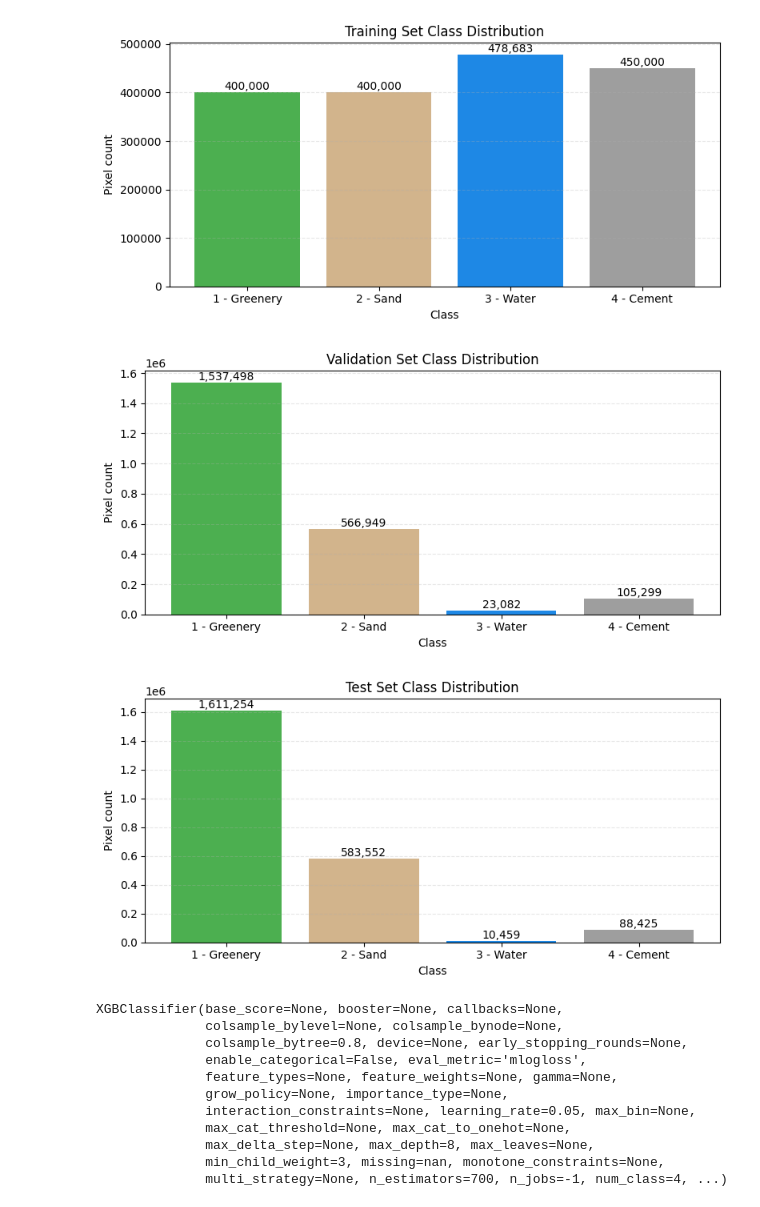
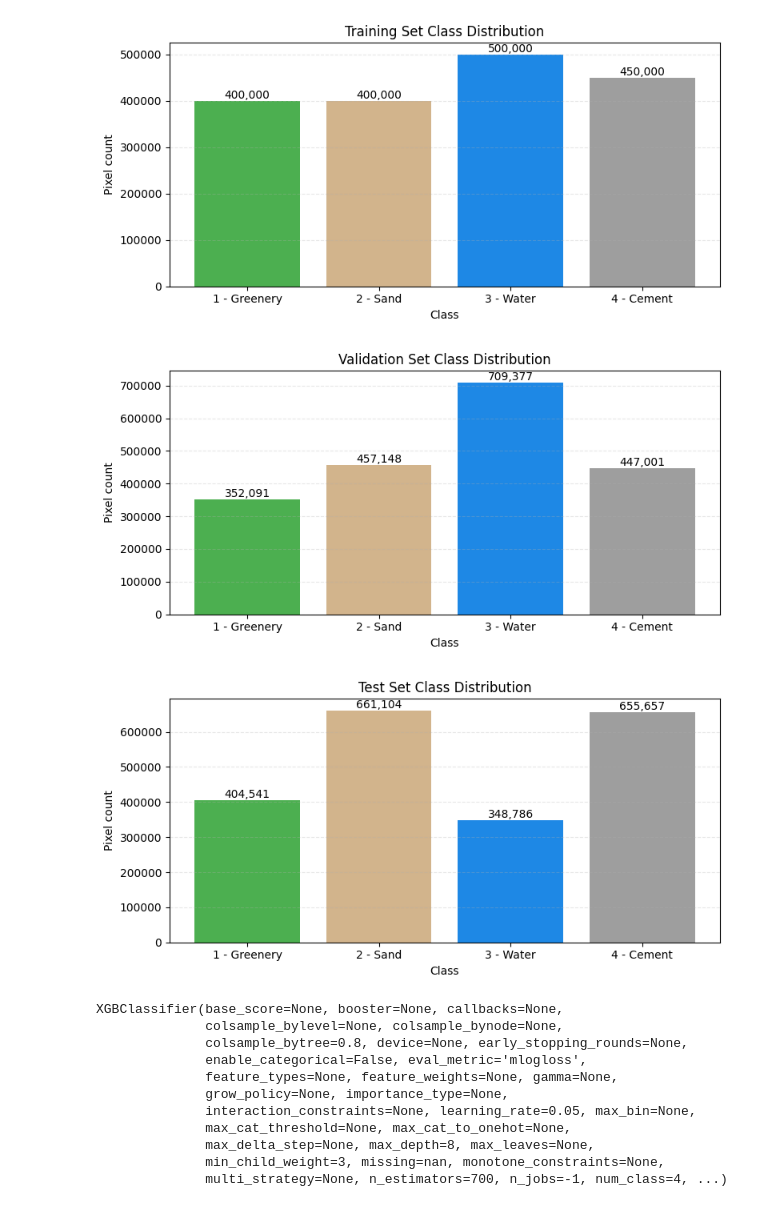
Before and after one commit to Mohamed-Ashraf273/satellite-imagery, a Jupyter notebook: train_p1.ipynb, the cells around one changed output. Saved outputs shown, nothing was run; the diff lists cells and outputs as text; code cells hidden in the pictures.

```diff
--- a/train_p1.ipynb
+++ b/train_p1.ipynb
@@ -180,44 +181,49 @@ def extract_features(img):
     return features, feature_names
 
 
-def process_pair(img_path, mask_path):
-    img, mask, confidence, pixel_valid = preprocess_img(img_path, mask_path)
+def process_pair(img_path, mask_path, train=False):
+    img, mask, pixel_valid = preprocess_img(img_path, mask_path, train=train)
+    # img = denoise_img_for_features(img)
     features, feature_names = extract_features(img)
 
-    valid = pixel_valid & (mask != 0) & (confidence * 100.0 >= config.MIN_CONFIDENCE)
+    if train:
+        valid = pixel_valid & (mask != 0)
+    else:
+        valid = mask != 0
     X = features[:, valid].T.astype(np.float32)
     y = mask[valid].reshape(-1).astype(np.uint8)
-    pixel_weight = confidence[valid].reshape(-1).astype(np.float32)
-
-    return X, y, pixel_weight, feature_names
+    return X, y, feature_names
 
 
-def build_dataset(split_df, n_jobs=-1):
+def build_dataset(split_df, train=False, n_jobs=-1):
     records = split_df[['img_path', 'mask_path']].to_dict('records')
     results = Parallel(n_jobs=n_jobs, backend='loky')(
-        delayed(process_pair)(row['img_path'], row['mask_path'])
+        delayed(process_pair)(row['img_path'], row['mask_path'], train=train)
         for row in tqdm(records, desc='Building dataset')
     )
 
     X_parts = []
     y_parts = []
-    weight_parts = []
     feature_names = None
 
-    for X, y, pixel_weight, names in results:
+    for X, y, names in results:
         X_parts.append(X)
         y_parts.append(y)
-        weight_parts.append(pixel_weight)
         if feature_names is None:
             feature_names = names
 
     X_all = np.concatenate(X_parts, axis=0)
     y_all = np.concatenate(y_parts, axis=0)
-    weight_all = np.concatenate(weight_parts, axis=0)
-    return X_all, y_all, weight_all, feature_names
+    return X_all, y_all, feature_names
 # %%
-meta = build_metadata(config.DATA_DIR)
+meta = build_metadata(config.DATA_DIR / 'samples')
 train_meta, val_meta, test_meta = split_metadata(meta)
+
+if min(len(val_meta), len(test_meta)) < 5:
+    print(
+        f"WARNING: split is only {len(train_meta)} train / {len(val_meta)} val / {len(test_meta)} test images. "
+        "Metrics will be noisy and overfitting will look worse than it is; use more images or cross-validation."
+    )
 
 print_split_summary('train', train_meta)
 print_split_summary('val', val_meta)
@@ -266,14 +291,13 @@ print(train_meta.head())
 # %%
-X_train_full, y_train_full, conf_train_full, feature_names = build_dataset(train_meta)
-X_val, y_val, _, _ = build_dataset(val_meta)
-X_test, y_test, _, _ = build_dataset(test_meta)
+X_train_full, y_train_full, feature_names = build_dataset(train_meta, train=True)
+X_val, y_val, _ = build_dataset(val_meta)
+X_test, y_test, _ = build_dataset(test_meta)
 
 print('Train full:', X_train_full.shape, count_by_class(y_train_full))
 print('Val      :', X_val.shape, count_by_class(y_val))
 print('Test     :', X_test.shape, count_by_class(y_test))
-print('Train confidence weight range:', float(conf_train_full.min()), float(conf_train_full.max()))
 
-X_train, y_train, conf_train = sample_pixels(X_train_full, y_train_full, config.TRAIN_CAPS_CLASSIC, conf_train_full)
+X_train, y_train, _ = sample_pixels(X_train_full, y_train_full, config.TRAIN_CAPS_CLASSIC)
 print('Train sampled:', X_train.shape, count_by_class(y_train))
 print('Val sampled  :', X_val.shape, count_by_class(y_val))
 print('Test sampled :', X_test.shape, count_by_class(y_test))
@@ -295,5 +324,5 @@ Test sampled : (2293690, 53) {'Greenery': 1611254, 'Sand': 583552, 'Water': 1045
-[figure, old version]
+[figure, new version]
-[figure, old version]
+[figure, new version]
-[figure, old version]
+[figure, new version]
 # %%
 y_train_enc = encode_labels(y_train)
```
Also changed, not shown: parts of 15 cells of this notebook, 4 other files.
